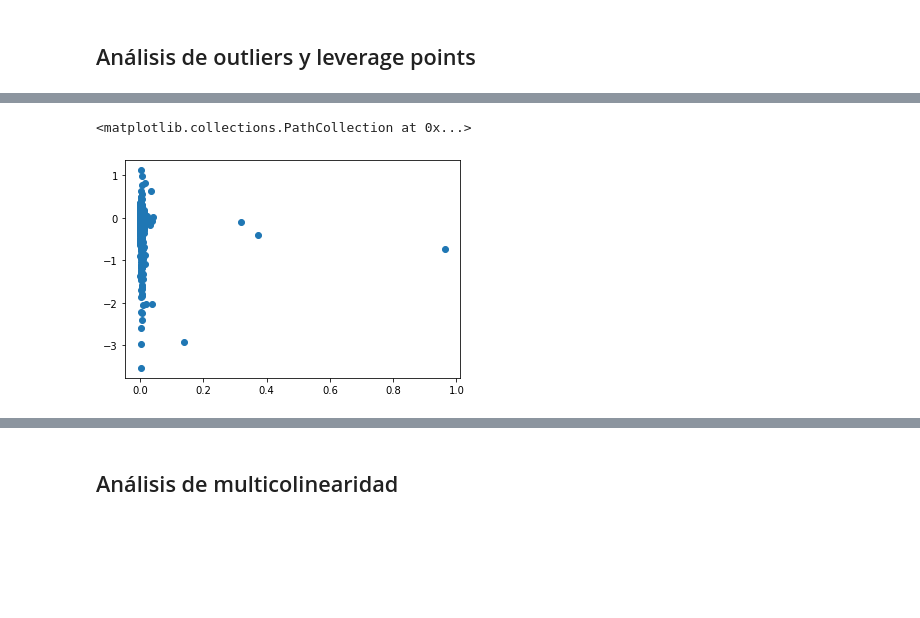
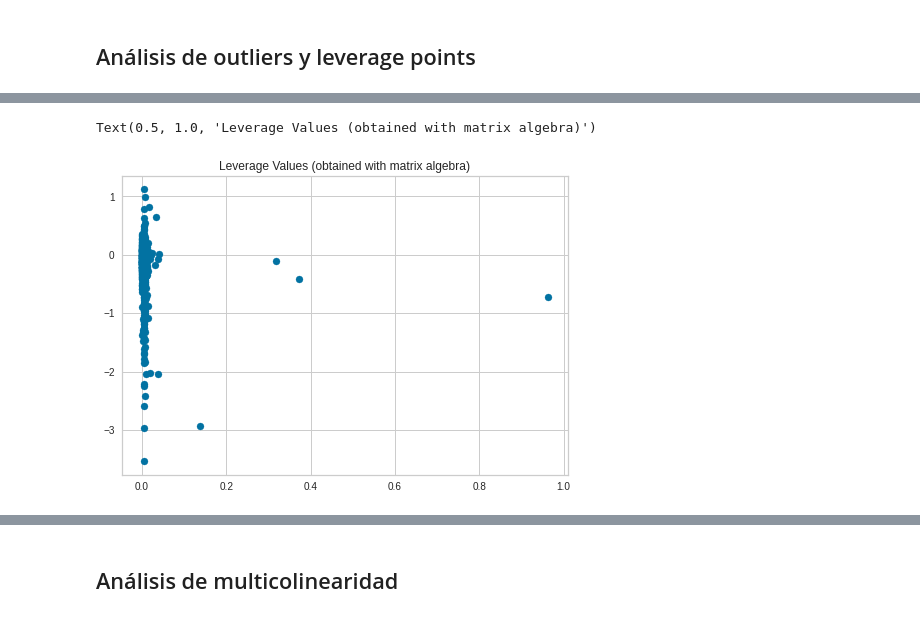
Before and after one commit to Cutberto/Estadistica-IA-TC3006C, a Jupyter notebook: Entregables_Bloque2/Entregable_1_bloque_2_Estadística.ipynb, the cells around one changed output, grey strips where cells are left out. Cells and saved outputs as stored; diff of their text form; code cells hidden in the pictures; blank space fills up the shorter version.

```diff
--- a/Entregables_Bloque2/Entregable_1_bloque_2_Estadística.ipynb
+++ b/Entregables_Bloque2/Entregable_1_bloque_2_Estadística.ipynb
@@ -44,12 +46,11 @@ df["ReturnOnNextQuarter"] = df.groupby(["firm"])["r2"].shift(-1)
 # Calculamos las variables para cada instancia de los datos
 df['Book'] = df['totalassets'] - df['totalliabilities']
 df['Market'] = df['originalprice'] * df['sharesoutstanding']
+df['Market'] = df['Market'].fillna(0)
 df["Ebit"] = df["revenue"] - df["cogs"] - df["sgae"] - df["otheropexp"]
 df["OPM"] = df["Ebit"] / df["revenue"]
 df["Net income"] = df["Ebit"] - df["incometax"] - df["finexp"]
 df["Profit margin"] = df["Net income"] / df["revenue"]
-
-df = df.replace(np.nan,0)
 # %%
 from scipy.stats.mstats import winsorize
 # Seleccionamos solo los valores que nos serán de utilidad en este análisis
@@ -58,9 +59,7 @@ df_analysis = rslt_df[['firm','q','r2', 'originalprice', 'ReturnOnNextQuarter',
 mask = df_analysis['q']=='2022q1'
 df_analysis = df_analysis[mask]
 # Calculamos las nuevas variables
-#primero llenamos los NaN en todos los valores nulos en los divisores
-df = df.replace(0,np.nan)
-df_analysis = df_analysis.replace(0,np.nan)
+# Primero llenamos los NaN en todos los valores nulos en los divisores
 
 df_analysis["Ebit"] = df["Ebit"].fillna(0)
 df_analysis["OPM"] = df["Ebit"] / df["revenue"]
@@ -70,9 +69,9 @@ df_analysis['LongFinancialLeverage'] = df["longdebt"] / df["totalassets"]
 df_analysis['OperatingProfitGrowth'] = (df["Ebit"] - df["Ebit"].shift(4)) - 1
 df_analysis['SalesAnnualGrowth'] = (df["revenue"] / df["revenue"].shift(4)) - 1
 df_analysis['EPS'] = df["Net income"] / df["sharesoutstanding"]
-df_analysis["lprice"] = df["lprice"]
+df_analysis["lprice"] = df["lprice"].fillna(0)
 df_analysis['EPSP'] =  df_analysis["EPS"] / df_analysis["originalprice"]
-df_analysis['Size'] =  df["Market"]
+df_analysis['Size'] =  df["Market"].fillna(0)
 
 # Aplicamos la winzorización a nuestros ratios
 df_analysis["OPM"] = winsorize(df_analysis["OPM"], limits=[0.0001, 0.02])
@@ -83,4 +82,5 @@ df_analysis["EPSP"] = winsorize(df_analysis["EPSP"], limits=[0.0001, 0.02])
 df_analysis["OperatingProfitGrowth"] = winsorize(df_analysis["OperatingProfitGrowth"], limits=[0.0001, 0.02])
 df_analysis["SalesAnnualGrowth"] = winsorize(df_analysis["SalesAnnualGrowth"], limits=[0.0001, 0.02])
 
-df_analysis = df_analysis.replace(np.nan,0)
+
+df_analysis
@@ -229,8 +252,9 @@ y_tmp = df_analysis["ReturnOnNextQuarter"]
 # %%
 df_tmp = df_analysis
 df_tmp['l'] = np.diagonal(np.dot(np.dot(X, np.linalg.inv(X.T @ X)), X.T))
 import matplotlib.pyplot as plt
 plt.scatter(df_tmp['l'], y_tmp)
+plt.title("Leverage Values (obtained with matrix algebra)")
 # %% [output]
-<matplotlib.collections.PathCollection at 0x...>
+Text(0.5, 1.0, 'Leverage Values (obtained with matrix algebra)')
-[figure, old version]
+[figure, new version]
```
Also changed, not shown: parts of 38 cells of this notebook, 1 other file.
